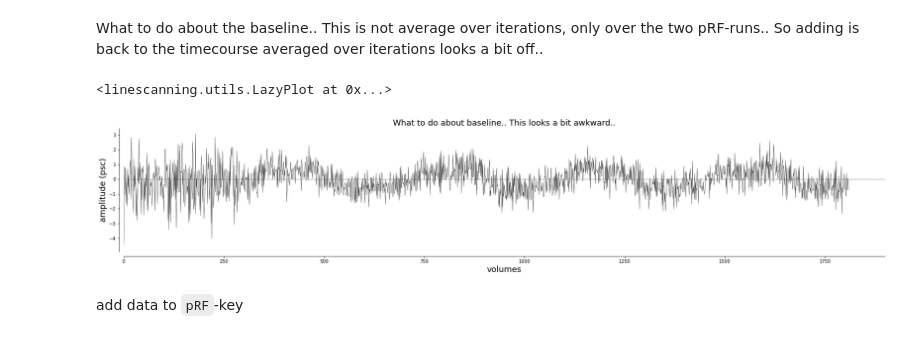
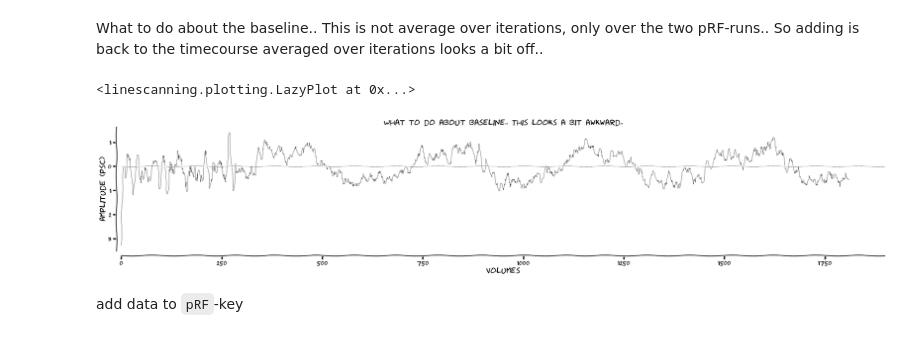
Before and after one commit to spinoza-centre/pRFline, a Jupyter notebook: notebooks/prf/exp_lineprf.ipynb, the cells around one changed output. Cells and saved outputs as stored; diff of their text form; code cells hidden in the pictures.

```diff
--- a/notebooks/prf/exp_lineprf.ipynb
+++ b/notebooks/prf/exp_lineprf.ipynb
@@ -4,7 +4,7 @@
 # %% [markdown]
 This notebook contains an initial analysis of the pRF-data (run-2 and run-5). Each run had 3 iterations of the pRF-design, meaning we will average runs, and iterations.
 # %%
-from linescanning import utils,prf
+from linescanning import utils,prf,dataset,plotting
 import numpy as np
 import warnings
 import matplotlib.pyplot as plt
@@ -20,7 +20,7 @@ base_dir = os.path.join(project_dir, 'hemifield')
 deriv_dir = opj(base_dir, 'derivatives')
 
 plot_vox = 359
-
+plot_xkcd = True
 np.set_printoptions(precision=3)
 # %% [markdown]
 Fetch the files representing the functional data (`bold.mat` > `call_linerecon`), experiment log file `events.tsv` > `exptools2`), regressor file (`physio.txt`) and mat-file (`physio.mat`) physio files (`call_spmphysio`). `run_files` collects all these files in a list, from which we can then pick the required files and store them in their respective variable
@@ -43,16 +43,16 @@ print(func_file)
 window = 19
 order = 3
 
-## window 5 TR poly 2
-func = utils.ParseFuncFile(func_file,
-                           subject=1,
-                           deleted_first_timepoints=0,
-                           deleted_last_timepoints=0,
-                           window_size=window, # needs to be odd
-                           high_pass=True,
-                           poly_order=order)
+func = dataset.Dataset(func_file,
+                       deleted_first_timepoints=0,
+                       deleted_last_timepoints=0,
+                       window_size=window, # needs to be odd
+                       high_pass=True,
+                       poly_order=order,
+                       use_bids=True)
 
-avg_func = func.df_func_psc.groupby(['subject', 't']).mean()
+data = func.fetch_fmri()
+avg_func = data.groupby(['subject', 't']).mean()
 print(avg_func.shape)
 avg_func.head()
 
@@ -202,20 +212,21 @@ fig.savefig(opj(func_dir, "avg+ribbon.pdf"))
 # %% [markdown]
 What to do about the baseline.. This is not average over iterations, only over the two pRF-runs.. So adding is back to the timecourse averaged over iterations looks a bit off..
 # %%
-utils.LazyPlot(avg_iters_baseline[:, plot_vox],
-               figsize=(30,5),
-               line_width=0.5,
-               color="#000000",
-               x_label="volumes",
-               y_label="amplitude (psc)",
-               title="What to do about baseline.. This looks a bit awkward..",
-               add_hline='default',
-               sns_trim=False,
-               set_xlim_zero=True,
-               font_size=18)
+plotting.LazyPlot(avg_iters_baseline[:, plot_vox],
+                  figsize=(30,5),
+                  line_width=0.5,
+                  color="#000000",
+                  x_label="volumes",
+                  y_label="amplitude (psc)",
+                  title="What to do about baseline.. This looks a bit awkward..",
+                  add_hline='default',
+                  sns_trim=False,
+                  set_xlim_zero=True,
+                  xkcd=plot_xkcd,
+                  font_size=18)
 # %% [output]
-<linescanning.utils.LazyPlot at 0x...>
+<linescanning.plotting.LazyPlot at 0x...>
-[figure, old version]
+[figure, new version]
 # %% [markdown]
 add data to `pRF`-key
 # %%
```
Also changed, not shown: parts of 17 cells of this notebook.
